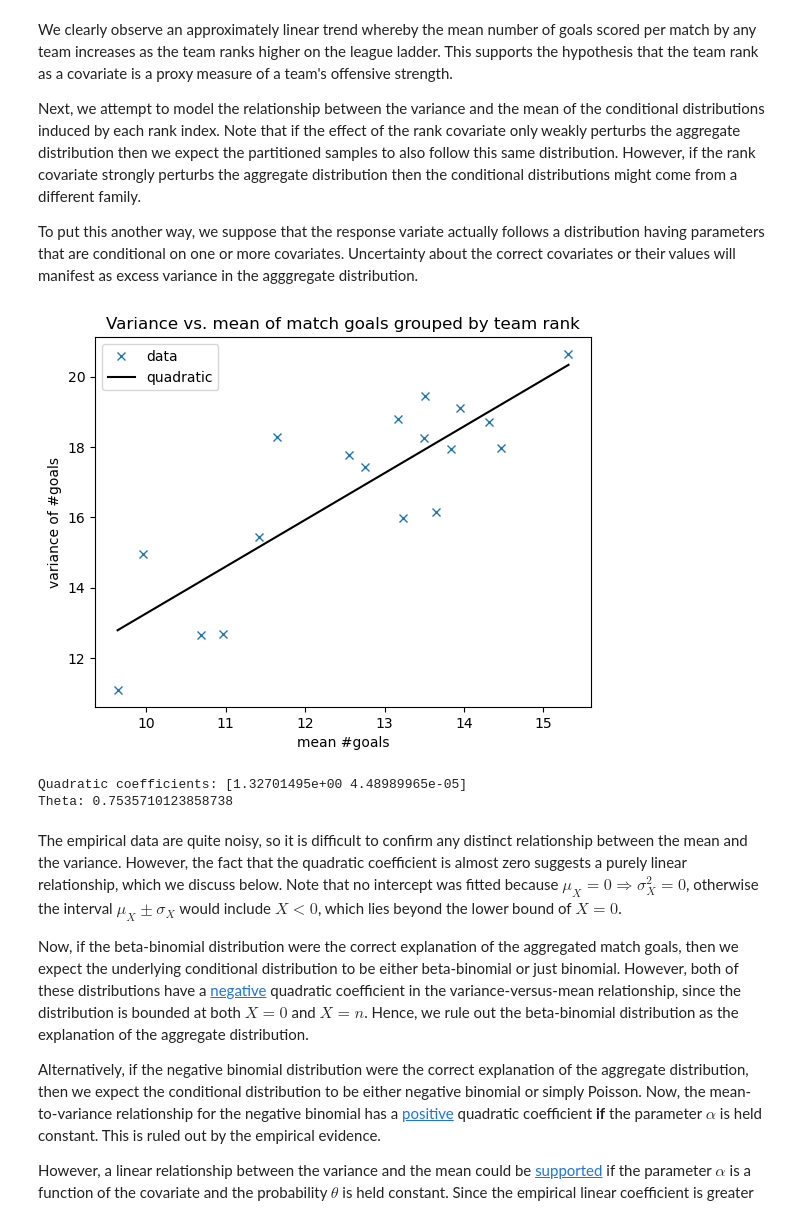
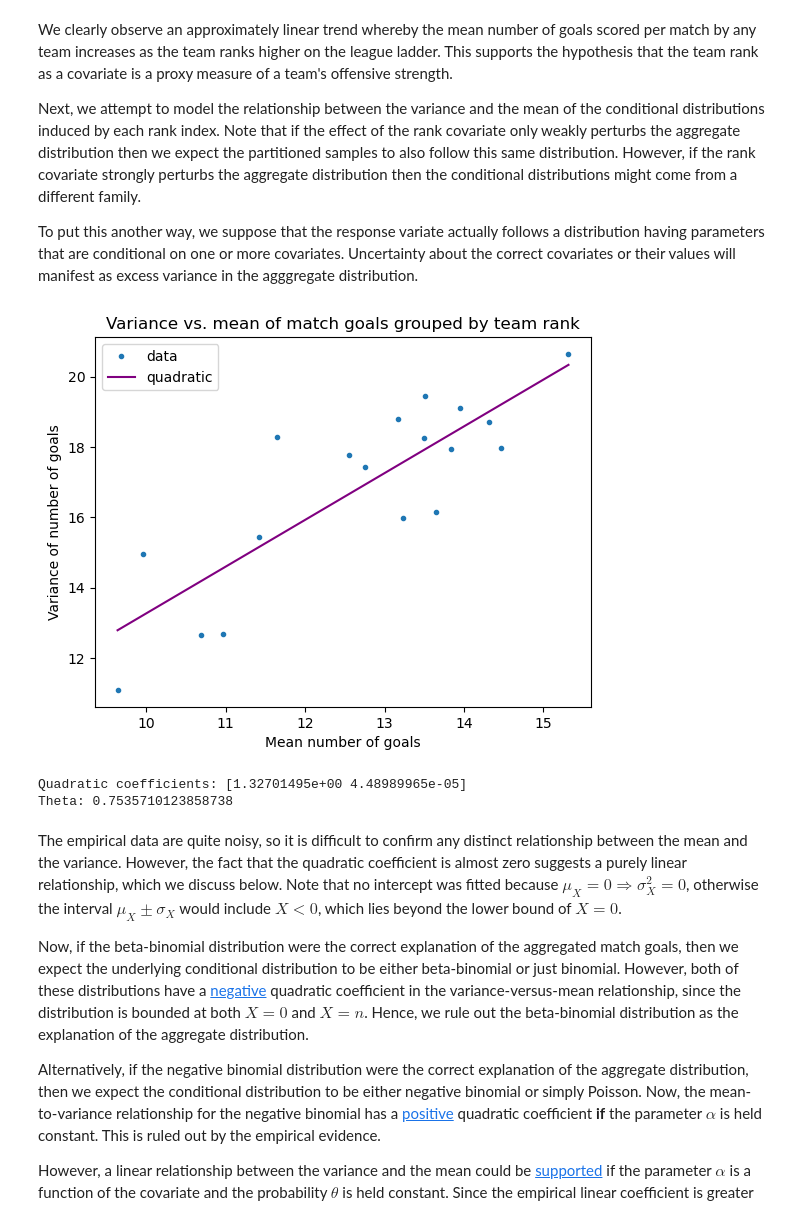
Before and after one commit to gaj67/gaj-data-science, a Jupyter notebook: AFL/notebooks/4_data_analysis.ipynb, the cells around one changed output. Saved outputs shown, nothing was run; the diff lists cells and outputs as text; code cells hidden in the pictures.

```diff
--- a/AFL/notebooks/4_data_analysis.ipynb
+++ b/AFL/notebooks/4_data_analysis.ipynb
@@ -1076,19 +1024,28 @@ Y2 = lr2.predict(stats_tools.no_intercept(Xr, Xr**2))
-# %%
-plt.plot(X, Y, 'x')
-plt.plot(Xr, Y2, 'k')
-plt.title("Variance vs. mean of match goals grouped by team rank")
-plt.xlabel("mean #goals")
-plt.ylabel("variance of #goals")
-plt.legend(['data', 'quadratic'])
-plt.show()
-# %% [output]
-[figure, removed]
-# %%
-print("Quadratic coefficients:", lr2.coef_)
-print("Theta:", 1 / lr2.coef_[0])
-# %% [output]
-Quadratic coefficients: [1.32701495e+00 4.48989965e-05]
-Theta: 0.7535710123858738
+# %%
+points = fit_tools.LQC_regression(
+    rank_goal_means, rank_goal_vars,
+    weights = rank_goal_nums,
+    quadratic = True, intercept = False
+)
+fit_tools.plot_regression_points(
+    points,
+    ylabel = "Variance of number of goals",
+    xlabel = "Mean number of goals",
+    title = "Variance vs. mean of match goals grouped by team rank"
+)
+# %% [output]
+[figure, added]
+# %%
+X = np.array(rank_goal_means)
+lr = LinearRegression(fit_intercept=False).fit(
+    stats_tools.no_intercept(X, X**2),
+    rank_goal_vars, rank_goal_nums
+)
+print("Quadratic coefficients:", lr.coef_)
+print("Theta:", 1 / lr.coef_[0])
+# %% [output]
+Quadratic coefficients: [1.32701495e+00 4.48989965e-05]
+Theta: 0.7535710123858738
 # %% [markdown]
 The empirical data are quite noisy, so it is difficult to confirm any
 distinct relationship between the mean and the variance.
```
Also changed, not shown: parts of 78 cells of this notebook, 3 other files.
